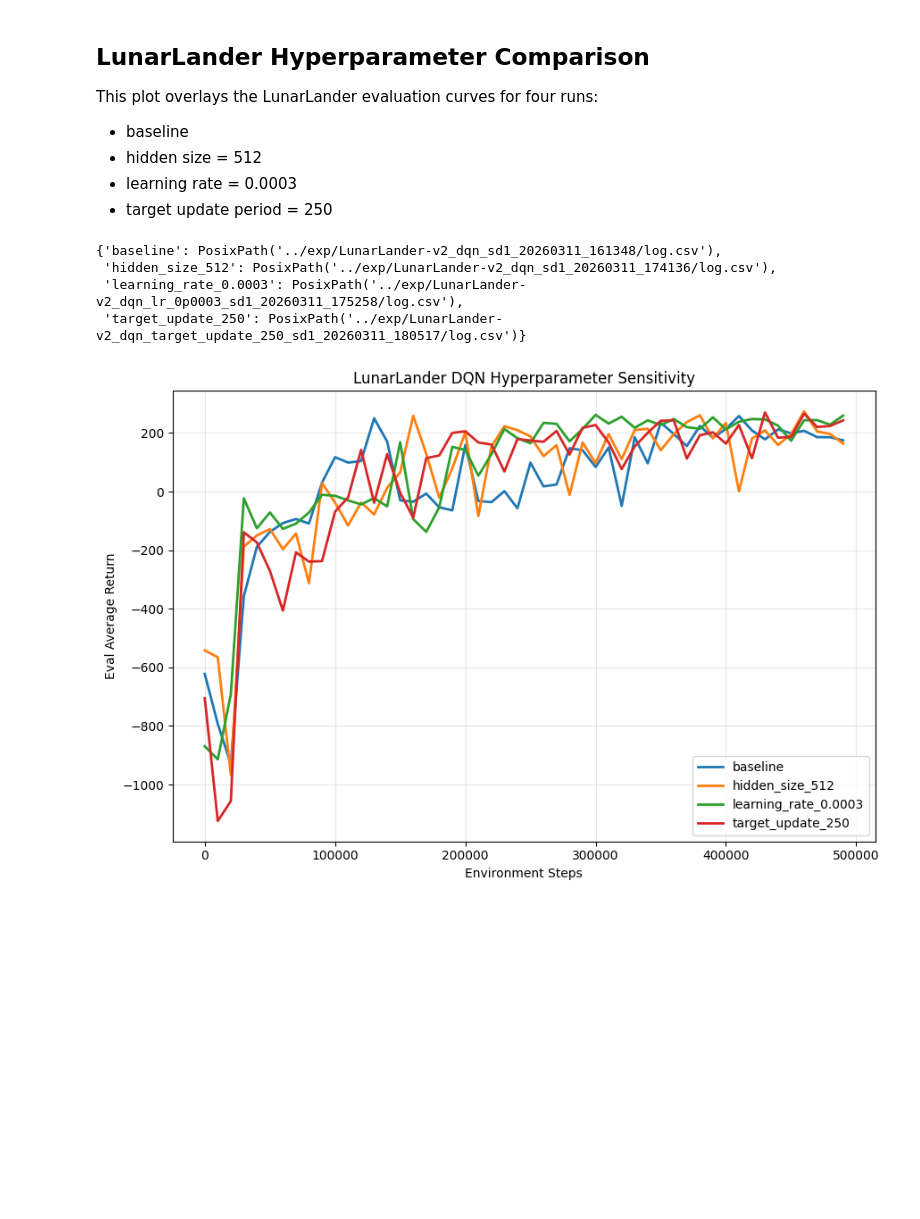
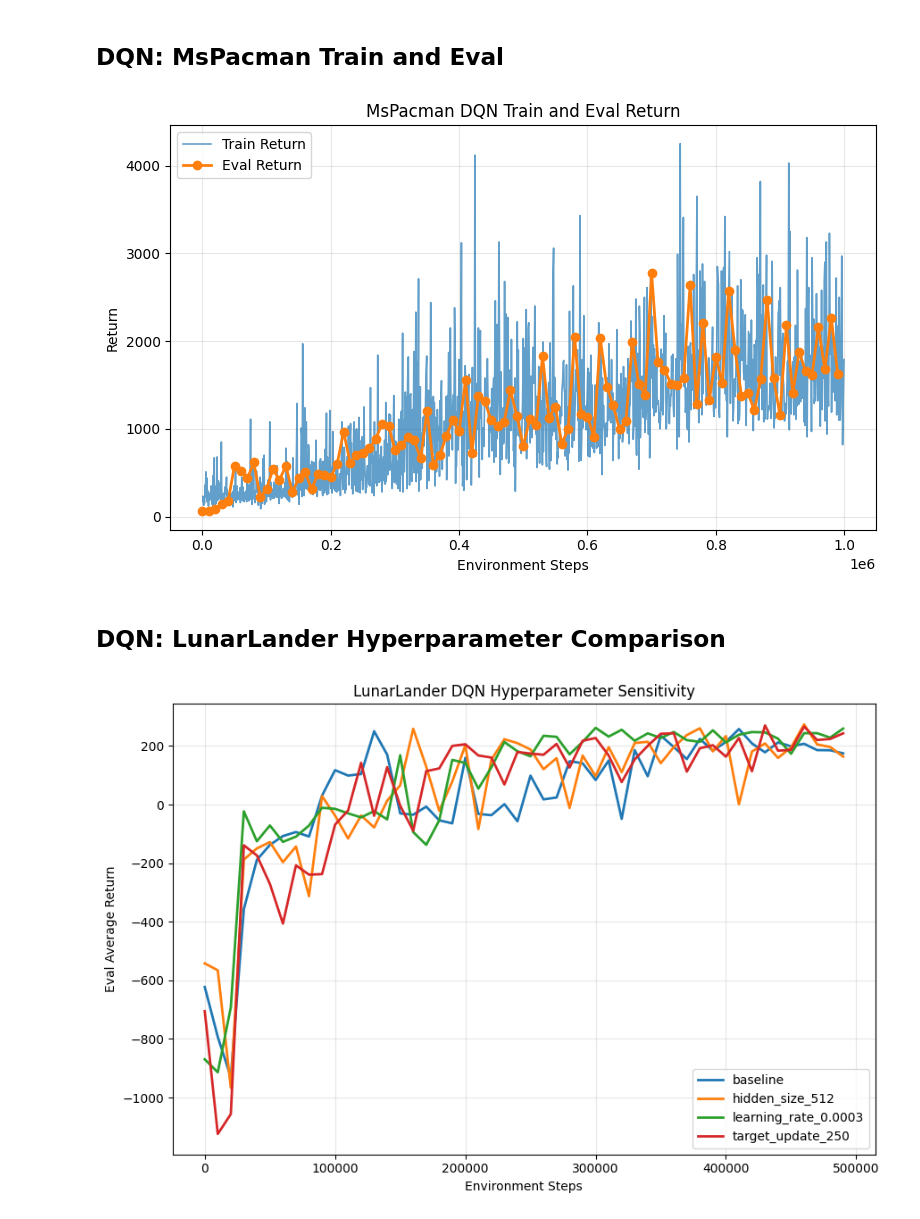
Before and after one commit to n00Nspr1ng/homework_spring2026, a Jupyter notebook: hw3/experiments_script/analysis.ipynb, the cells around one changed output. Drawn from its saved outputs; the diff is of its cells as text; code cells hidden in the pictures; blank space fills up the shorter version.

```diff
--- a/hw3/experiments_script/analysis.ipynb
+++ b/hw3/experiments_script/analysis.ipynb
@@ -65,42 +60,22 @@ for env_name in ["CartPole", "LunarLander"]:
+# %% [markdown]
+## DQN: MsPacman Train and Eval
 # %%
-pacman_log_path = env_to_log["MsPacman"]
+pacman_log_path = latest_log("MsPacman_dqn_*/log.csv")
 train_steps, train_returns = load_metric_curve(pacman_log_path, "Train_EpisodeReturn")
 eval_steps, eval_returns = load_metric_curve(pacman_log_path, "Eval_AverageReturn")
 
 plt.figure(figsize=(8, 5))
 plt.plot(train_steps, train_returns, linewidth=1.2, alpha=0.7, label="Train Return")
 plt.plot(eval_steps, eval_returns, marker="o", linewidth=2, label="Eval Return")
 plt.xlabel("Environment Steps")
 plt.ylabel("Return")
 plt.title("MsPacman DQN Train and Eval Return")
 plt.grid(True, alpha=0.3)
 plt.legend()
 plt.tight_layout()
 plt.show()
+# %% [output]
+[figure, added]
-# %% [markdown]
-## LunarLander Hyperparameter Comparison
-
-This plot overlays the LunarLander evaluation curves for four runs:
-- baseline
-- hidden size = 512
-- learning rate = 0.0003
-- target update period = 250
-# %%
-baseline_like_logs = sorted(exp_dir.glob("LunarLander-v2_dqn_sd1_*/log.csv"))
-if len(baseline_like_logs) < 2:
-    raise ValueError("Expected two LunarLander runs with exp_name=dqn: baseline and hidden-size variant")
-
-lunarlander_runs = {
-    "baseline": baseline_like_logs[0],
-    "hidden_size_512": baseline_like_logs[-1],
-    "learning_rate_0.0003": sorted(exp_dir.glob("LunarLander-v2_dqn_lr_0p0003_sd1_*/log.csv"))[-1],
-    "target_update_250": sorted(exp_dir.glob("LunarLander-v2_dqn_target_update_250_sd1_*/log.csv"))[-1],
-}
-
-lunarlander_runs
-# %% [output]
-{'baseline': PosixPath('../exp/LunarLander-v2_dqn_sd1_20260311_161348/log.csv'),
- 'hidden_size_512': PosixPath('../exp/LunarLander-v2_dqn_sd1_20260311_174136/log.csv'),
- 'learning_rate_0.0003': PosixPath('../exp/LunarLander-v2_dqn_lr_0p0003_sd1_20260311_175258/log.csv'),
- 'target_update_250': PosixPath('../exp/LunarLander-v2_dqn_target_update_250_sd1_20260311_180517/log.csv')}
+# %% [markdown]
+## DQN: LunarLander Hyperparameter Comparison
 # %%
```
Also changed, not shown: parts of 12 cells of this notebook, 7 other files.
